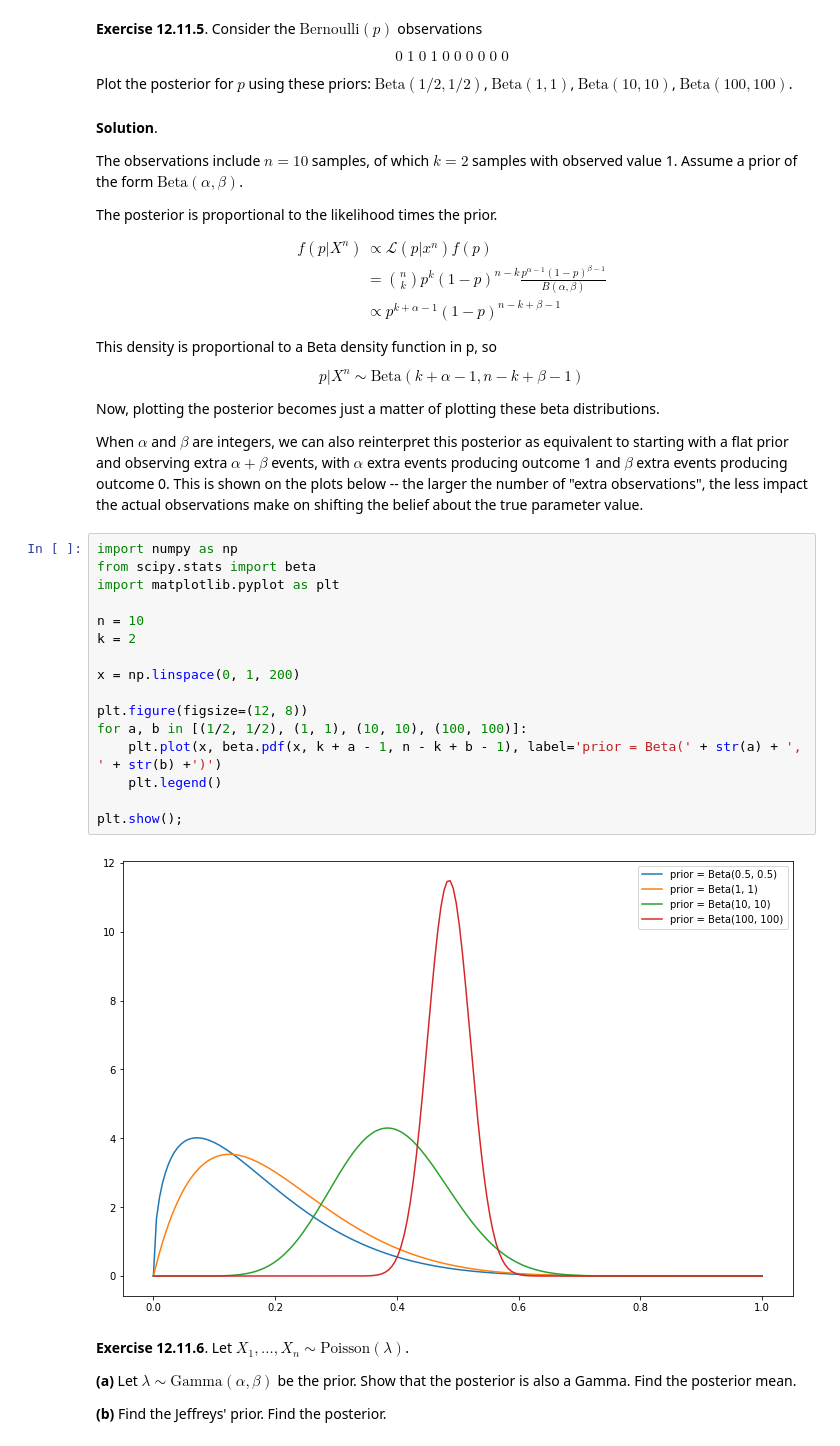
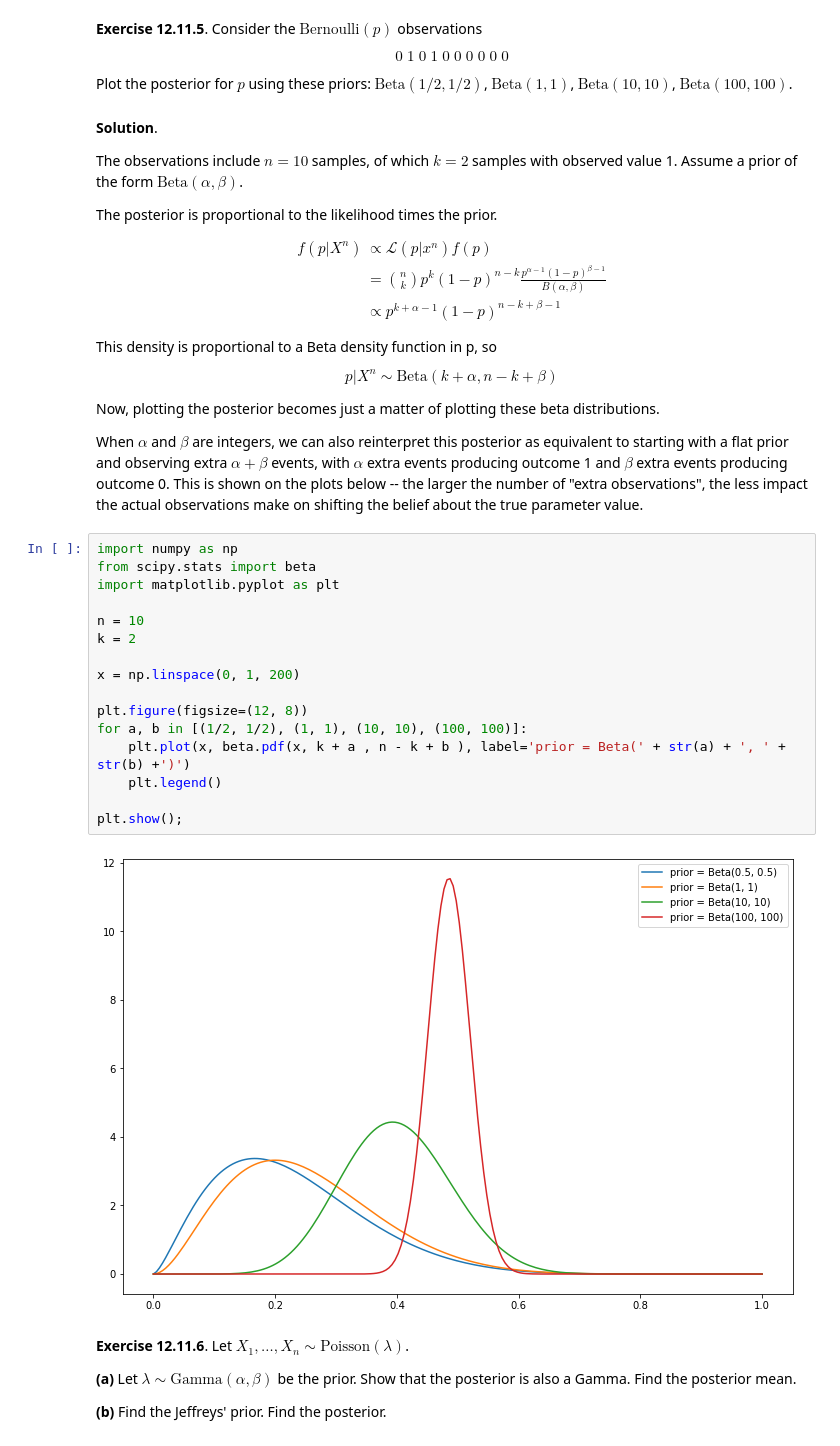
Before and after one commit to icestephanie/all-of-statistics, a Jupyter notebook: Chapter 12 - Bayesian Inference.ipynb, the cells around one changed output. Saved outputs shown, nothing was run; the diff lists cells and outputs as text.

```diff
--- a/Chapter 12 - Bayesian Inference.ipynb
+++ b/Chapter 12 - Bayesian Inference.ipynb
@@ -740,7 +740,7 @@ $$
 
 This density is proportional to a Beta density function in p, so
 
-$$p | X^n \sim \text{Beta}(k + \alpha - 1, n - k + \beta - 1)$$
+$$p | X^n \sim \text{Beta}(k + \alpha, n - k + \beta)$$
 
 Now, plotting the posterior becomes just a matter of plotting these beta distributions.
 
@@ -748,21 +748,21 @@ When $\alpha$ and $\beta$ are integers, we can also reinterpret this posterior a
 # %%
 import numpy as np
 from scipy.stats import beta
 import matplotlib.pyplot as plt
 
 n = 10
 k = 2
 
 x = np.linspace(0, 1, 200)
 
 plt.figure(figsize=(12, 8))
 for a, b in [(1/2, 1/2), (1, 1), (10, 10), (100, 100)]:
-    plt.plot(x, beta.pdf(x, k + a - 1, n - k + b - 1), label='prior = Beta(' + str(a) + ', ' + str(b) +')')
+    plt.plot(x, beta.pdf(x, k + a , n - k + b ), label='prior = Beta(' + str(a) + ', ' + str(b) +')')
     plt.legend()
 
 plt.show();
 # %% [output]
-[figure, old version]
+[figure, new version]
 # %% [markdown]
 **Exercise 12.11.6**.  Let $X_1, \dots, X_n \sim \text{Poisson}(\lambda)$.
 
```
